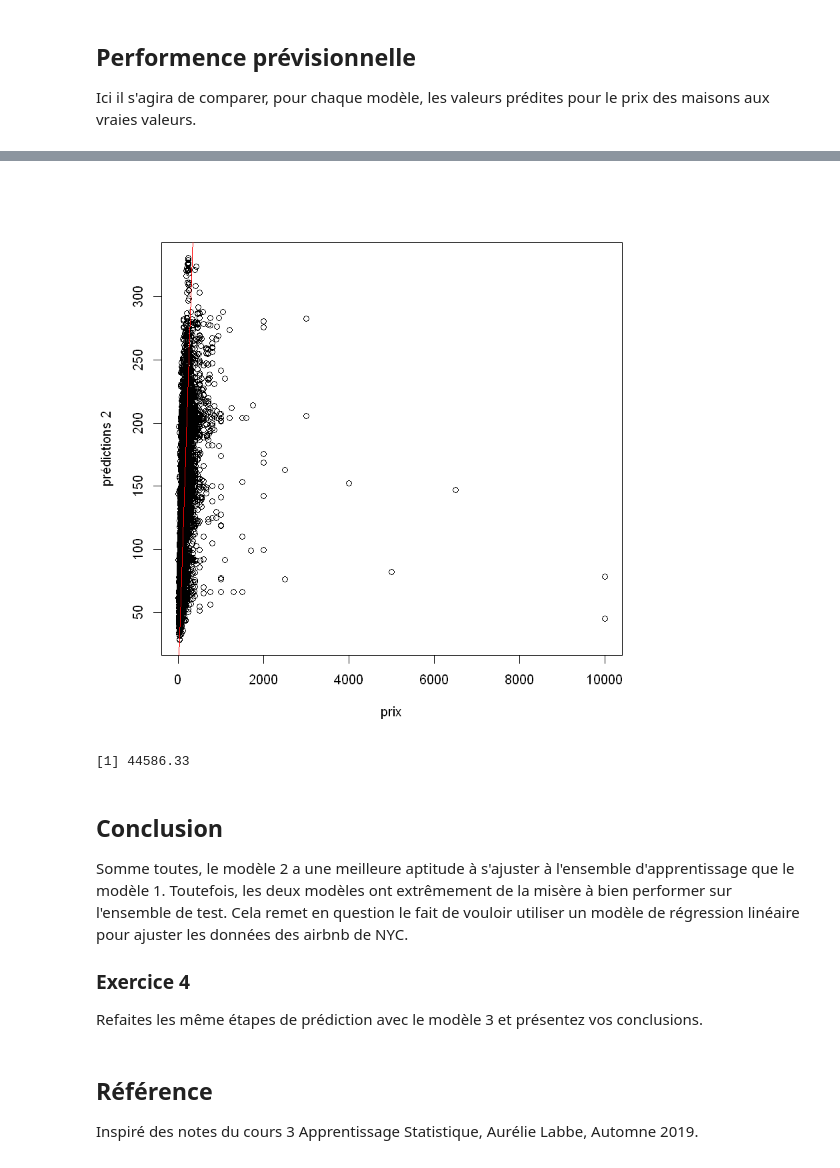
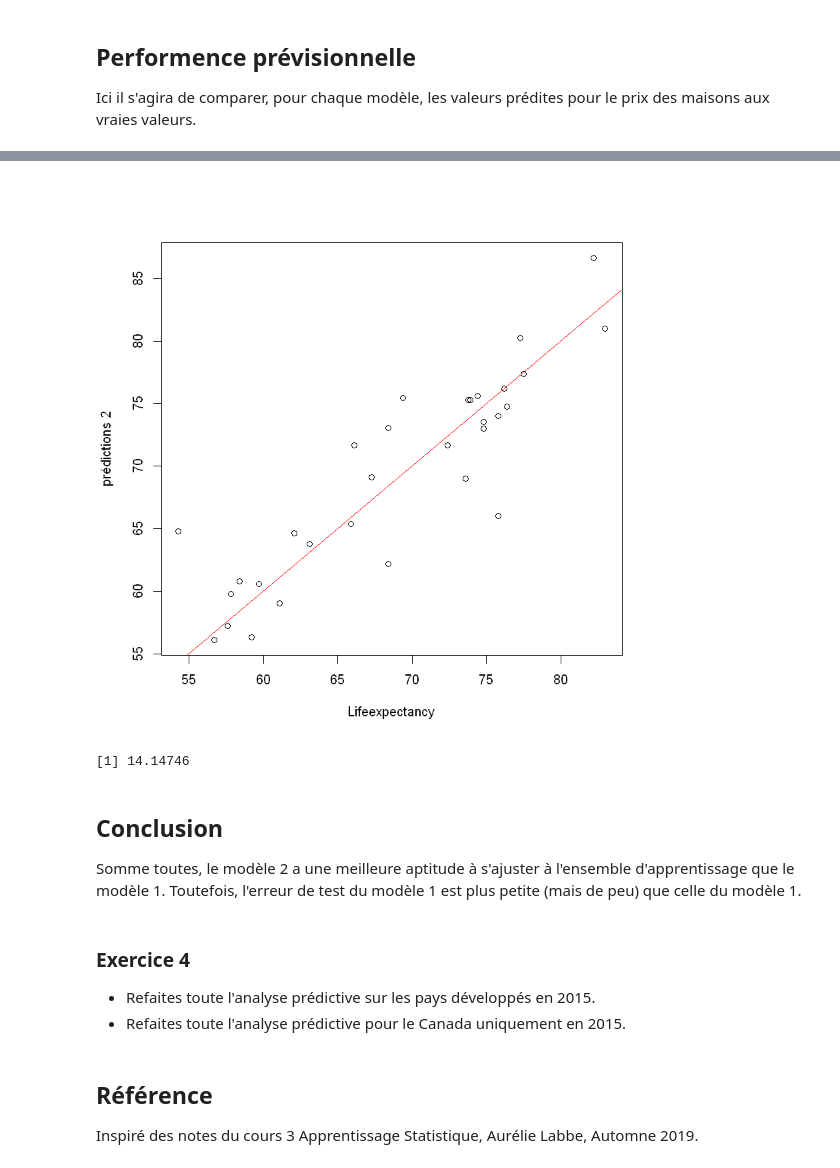
Before and after one commit to csdschec/education, a Jupyter notebook: R/Atelier_2_R.ipynb, the cells around one changed output, grey strips where cells are left out. Drawn from its saved outputs; the diff is of its cells as text; code cells hidden in the pictures.

```diff
--- a/R/Atelier_2_R.ipynb
+++ b/R/Atelier_2_R.ipynb
@@ -399,0 +293,3 @@ F-statistic:  2471 on 15 and 39137 DF,  p-value: < 2.2e-16
+# %%
+model1 = lm(data_train$Lifeexpectancy~., data=data_train[,4:22])
+summary(model1)
@@ -399,0 +314,3 @@ F-statistic:  2471 on 15 and 39137 DF,  p-value: < 2.2e-16
+# %%
+model2 = lm(data_train$Lifeexpectancy~., data=data_train[,4:27])
+summary(model2)
@@ -417,7 +354,7 @@ Vous pouvez aussi vous amusez en testant une combinaison originale pour le modè
 ## Prédictions
 Pour faire les prédictions on utilise la fonction **predict.lm** qui prend en argument le modèle utilisé et le jeu de donnée pour la généralisation.
 # %%
-# Modèle 1: Prix airbnb
-Prix1 = predict.lm(model1, data.test)
-head(Prix1)
+# Modèle 1
+E.vie1 = predict.lm(model1, data_test)
+head(E.vie1)
 # %% [output]
@@ -426,5 +363,5 @@ head(Prix1)
 # %%
-# Modèle 2: log(Prix airbnb)
-Prix2 = predict.lm(model2, data_test)
-head(exp(Prix2))
+# Modèle 2
+E.vie2 = predict.lm(model2, data_test)
+head(E.vie2)
 # %% [output]
@@ -477,20 +405,20 @@ head(cbind(data_test$price, exp(Prix2)))
 # %%
-plot(data_test$price, exp(Prix2), xlab="prix", ylab="prédictions 2")
+plot(data_test$Lifeexpectancy, E.vie2, xlab="Lifeexpectancy", ylab="prédictions 2")
 abline(0,1, col="red")
 # %% [output]
-[figure, old version]
+[figure, new version]
 # %%
-MSE2 = mean((data_test$price - exp(Prix2))^2)
+MSE2 = mean((data_test$Lifeexpectancy - E.vie2)^2)
 MSE2
 # %% [output]
-[1] 44586.33
+[1] 14.14746
 # %% [markdown]
 ## Conclusion
-Somme toutes, le modèle 2 a une meilleure aptitude à s'ajuster à l'ensemble d'apprentissage que le modèle 1. Toutefois, les deux modèles ont extrêmement de la misère à bien performer sur l'ensemble de test.
-Cela remet en question le fait de vouloir utiliser un modèle de régression linéaire pour ajuster les données des airbnb de NYC.
-
-### Exercice 4
-Refaites les même étapes de prédiction avec le modèle 3 et présentez vos conclusions.
+Somme toutes, le modèle 2 a une meilleure aptitude à s'ajuster à l'ensemble d'apprentissage que le modèle 1. Toutefois, l'erreur de test du modèle 1 est plus petite (mais de peu) que celle du modèle 1.
+# %% [markdown]
+### Exercice 4
+- Refaites toute l'analyse prédictive sur les pays développés en 2015.
+- Refaites toute l'analyse prédictive pour le Canada uniquement en 2015.
 # %% [markdown]
 ## Référence
 Inspiré des notes du cours 3 Apprentissage Statistique, Aurélie Labbe, Automne 2019.
```
Also changed, not shown: parts of 87 cells of this notebook, 1 other file.
